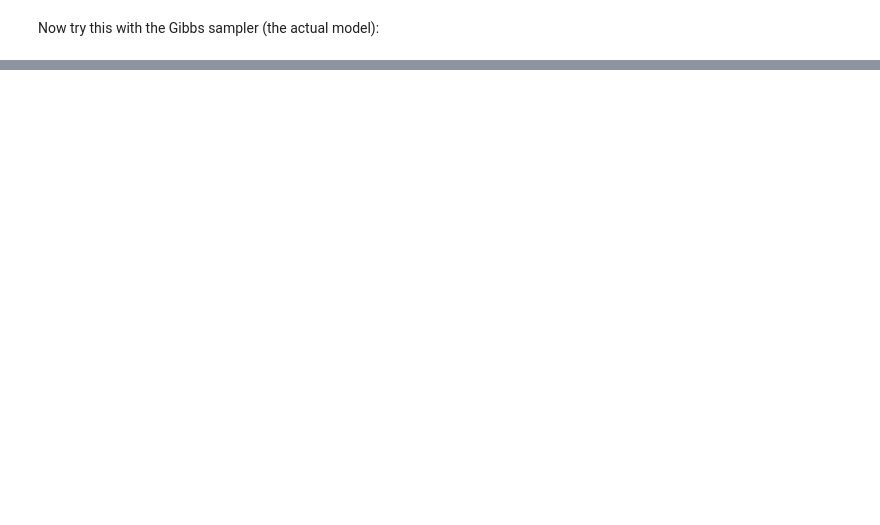
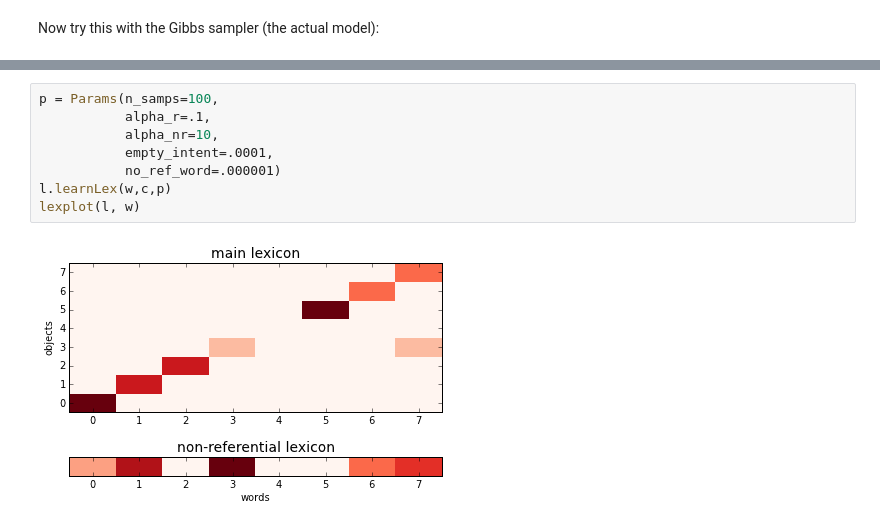
Before and after one commit to mcfrank/dmww, a Jupyter notebook: dmww basics.ipynb, the cells around one changed output, grey strips where cells are left out. Cells and saved outputs as stored; diff of their text form; blank space fills up the shorter version.

```diff
--- a/dmww basics.ipynb
+++ b/dmww basics.ipynb
@@ -75,0 +60,10 @@ cooccurrence matrix:
+# %%
+p = Params(n_samps=100,
+           alpha_r=.1,
+           alpha_nr=10,
+           empty_intent=.0001,
+           no_ref_word=.000001)
+l.learnLex(w,c,p)
+lexplot(l, w)
+# %% [output]
+[figure, added]
```
Also changed, not shown: parts of 5 cells of this notebook, 3 other files.
